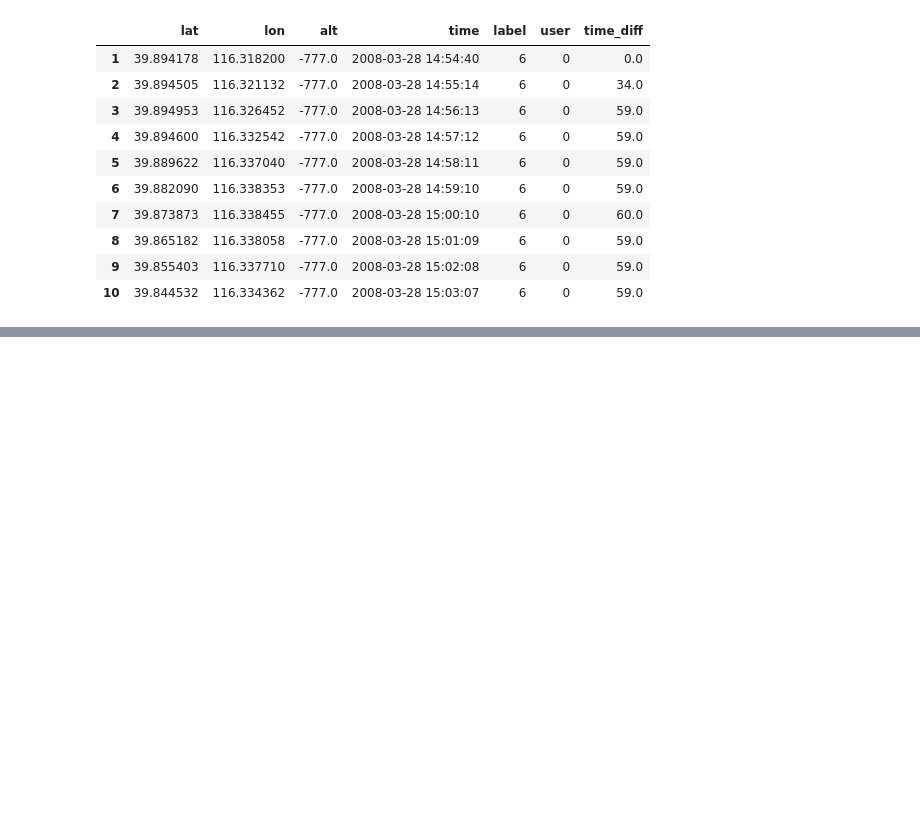
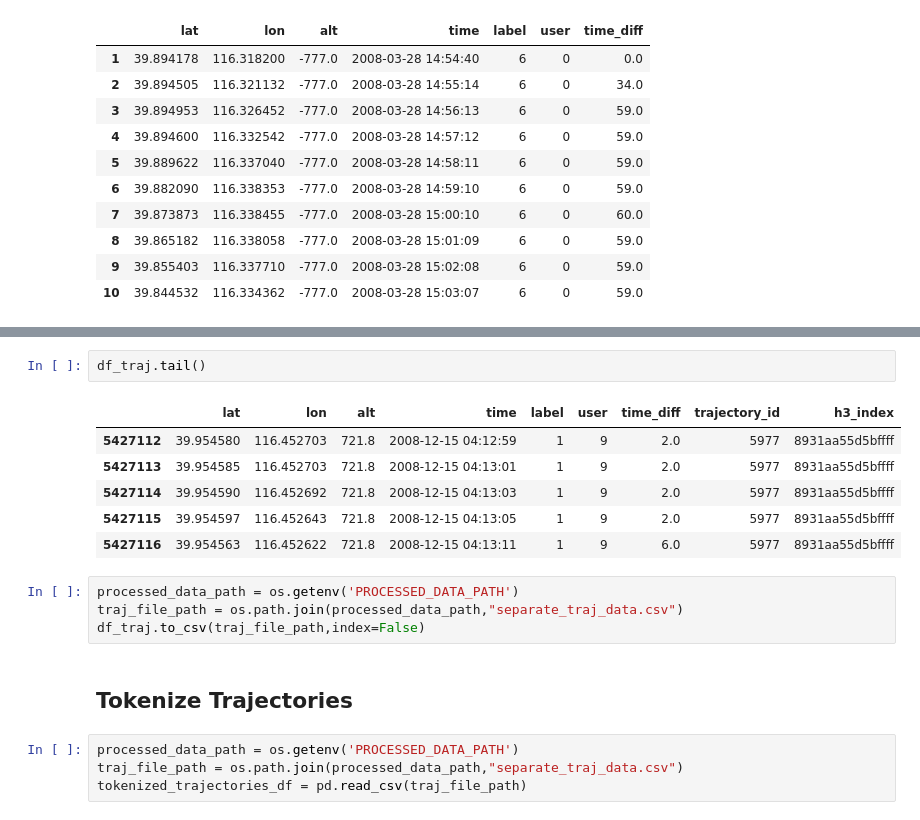
Before and after one commit to Y-Elsayed/Traj-LLMClassifier, a Jupyter notebook: data_processing.ipynb, the cells around one changed output, grey strips where cells are left out. Cells and saved outputs as stored; diff of their text form; blank space fills up the shorter version.

```diff
--- a/data_processing.ipynb
+++ b/data_processing.ipynb
@@ -169,0 +219,19 @@ df.head(10)
+# %%
+df_traj.tail()
+# %% [output]
+|  | lat | lon | alt | time | label | user | time_diff | trajectory_id | h3_index |
+| 5427112 | 39.954580 | 116.452703 | 721.8 | 2008-12-15 04:12:59 | 1 | 9 | 2.0 | 5977 | 8931aa55d5bffff |
+| 5427113 | 39.954585 | 116.452703 | 721.8 | 2008-12-15 04:13:01 | 1 | 9 | 2.0 | 5977 | 8931aa55d5bffff |
+| 5427114 | 39.954590 | 116.452692 | 721.8 | 2008-12-15 04:13:03 | 1 | 9 | 2.0 | 5977 | 8931aa55d5bffff |
+| 5427115 | 39.954597 | 116.452643 | 721.8 | 2008-12-15 04:13:05 | 1 | 9 | 2.0 | 5977 | 8931aa55d5bffff |
+| 5427116 | 39.954563 | 116.452622 | 721.8 | 2008-12-15 04:13:11 | 1 | 9 | 6.0 | 5977 | 8931aa55d5bffff |
+# %%
+processed_data_path = os.getenv('PROCESSED_DATA_PATH')
+traj_file_path = os.path.join(processed_data_path,"separate_traj_data.csv")
+df_traj.to_csv(traj_file_path,index=False)
+# %% [markdown]
+## Tokenize Trajectories
+# %%
+processed_data_path = os.getenv('PROCESSED_DATA_PATH')
+traj_file_path = os.path.join(processed_data_path,"separate_traj_data.csv")
+tokenized_trajectories_df = pd.read_csv(traj_file_path)
```
Also changed, not shown: parts of 11 cells of this notebook.
